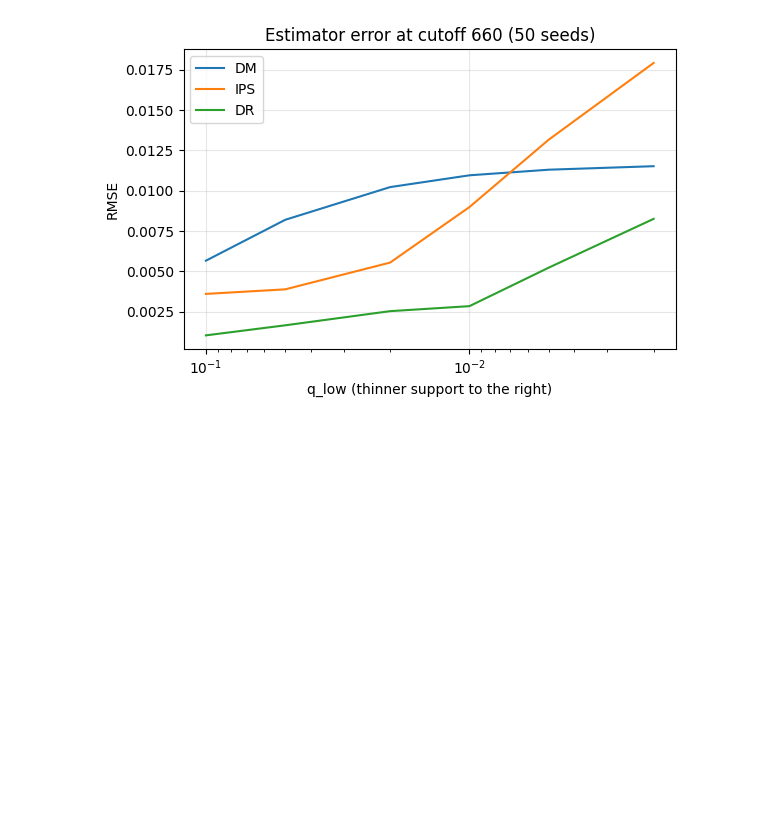
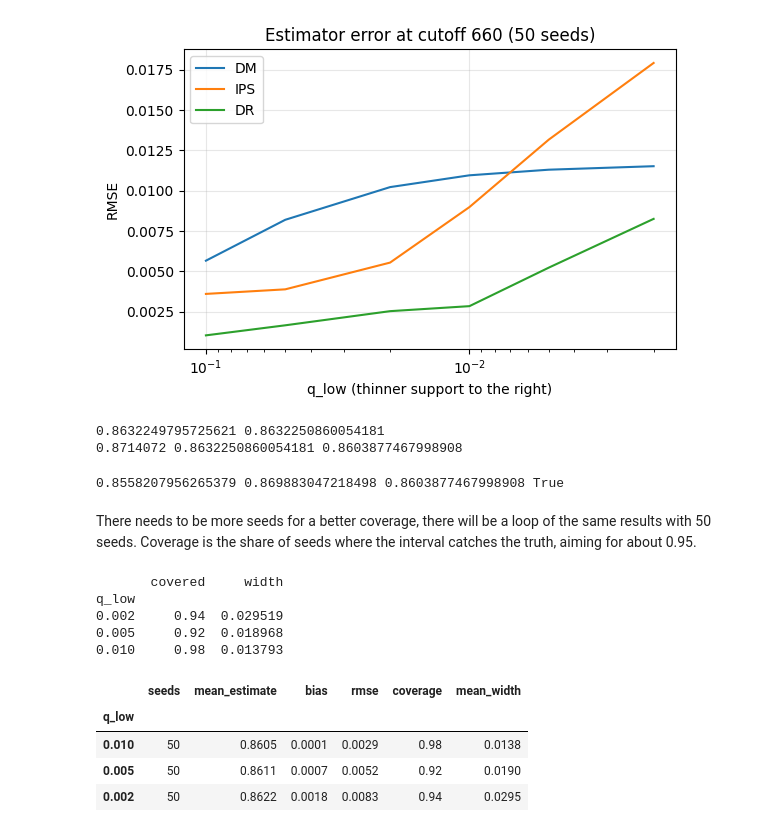
Before and after one commit to KP-365/hybrid-ope-lending, a Jupyter notebook: DM_IPS_DR_Hypothesis.ipynb, the cells around one changed output. Cells and saved outputs as stored; diff of their text form; code cells hidden in the pictures; blank space fills up the shorter version.

```diff
--- a/DM_IPS_DR_Hypothesis.ipynb
+++ b/DM_IPS_DR_Hypothesis.ipynb
@@ -402,0 +413,64 @@ plt.show()
+# %%
+kept, probability = thin(out, 0, 0.01)
+m = fit_outcome(out, kept, features)
+phi = dr_contriobution(out, kept, probability, m, 660)
+print(phi.mean(), dr(out, kept, probability, m, 660))
+print(dm(out, m, 660), dr(out, kept, probability, m, 660), truths[660])
+# %% [output]
+0.8632249795725621 0.8632250860054181
+0.8714072 0.8632250860054181 0.8603877467998908
+# %%
+def bayes_boot(phi, n_draws = 200, seed=0):
+  rng = np.random.default_rng(seed)
+  estimates = np.zeros(n_draws)
+  for b in range(n_draws):
+    w = rng.dirichlet(np.ones(len(phi)))
+    estimates[b] = np.sum(w * phi)
+  low, high = np.percentile(estimates, [2.5, 97.5])
+  return low, high
+# %%
+low, high = bayes_boot(phi)
+print(low, high, truths[660], low <= truths[660] <= high)
+# %% [output]
+0.8558207956265379 0.869883047218498 0.8603877467998908 True
+# %% [markdown]
+There needs to be more seeds for a better coverage, there will be a loop of the same results with 50 seeds. Coverage is the share of seeds where the interval catches the truth, aiming for about 0.95.
+# %%
+cov_rows = []
+for q_low in [0.01, 0.005, 0.002]:
+    for seed in range(50):
+        kept, probability = thin(out, seed, q_low)
+        m = fit_outcome(out, kept, features)
+        phi = dr_contriobution(out, kept, probability, m, 660)
+        low, high = bayes_boot(phi, n_draws=100, seed=seed)
+        cov_rows.append({'q_low': q_low, 'seed': seed, 'est': phi.mean(),
+                         'low': low, 'high': high,
+                         'covered': low <= truths[660] <= high})
+
+cov = pd.DataFrame(cov_rows)
+cov['width'] = cov['high'] - cov['low']
+print(cov.groupby('q_low')[['covered', 'width']].mean())
+# %% [output]
+       covered     width
+q_low
+0.002     0.94  0.029519
+0.005     0.92  0.018968
+0.010     0.98  0.013793
+# %%
+truth = truths[660]
+summary = cov.groupby('q_low').agg(
+    seeds=('seed', 'count'),
+    mean_estimate=('est', 'mean'),
+    bias=('est', lambda x: (x - truth).mean()),
+    rmse=('est', lambda x: (((x - truth)**2).mean())**0.5),
+    coverage=('covered', 'mean'),
+    mean_width=('width', 'mean'),
+).sort_index(ascending=False).round(4)
+
+summary
+# %% [output]
+|  | seeds | mean_estimate | bias | rmse | coverage | mean_width |
+| q_low |  |  |  |  |  |  |
+| 0.010 | 50 | 0.8605 | 0.0001 | 0.0029 | 0.98 | 0.0138 |
+| 0.005 | 50 | 0.8611 | 0.0007 | 0.0052 | 0.92 | 0.0190 |
+| 0.002 | 50 | 0.8622 | 0.0018 | 0.0083 | 0.94 | 0.0295 |
```
Also changed, not shown: parts of 1 cell of this notebook.
